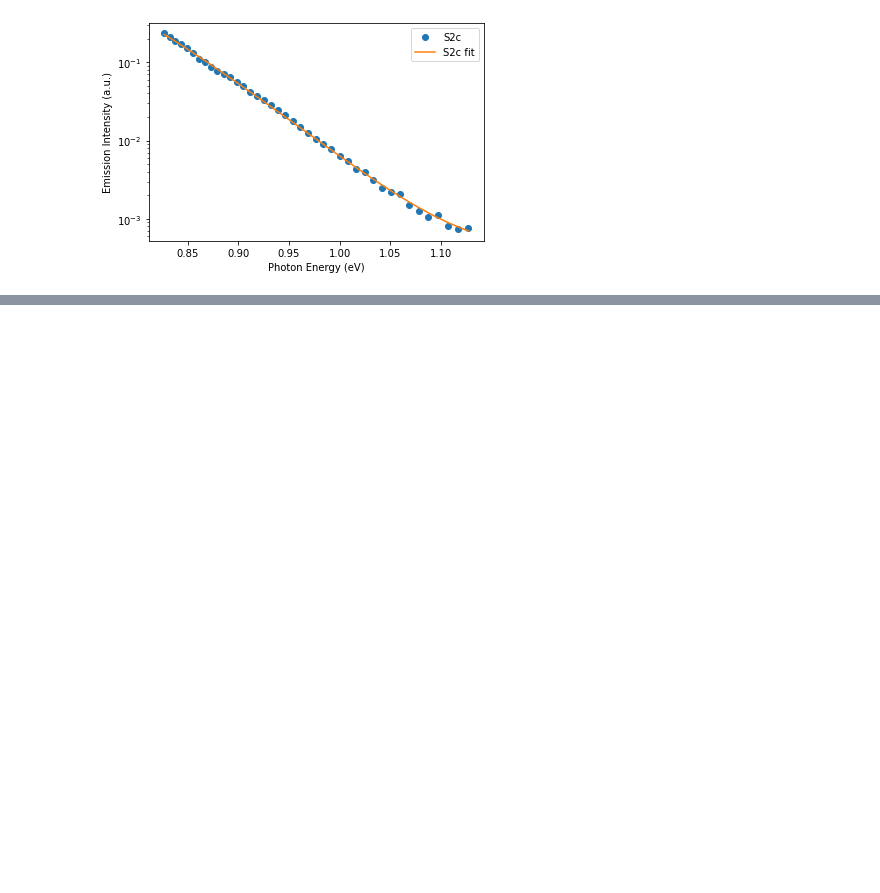
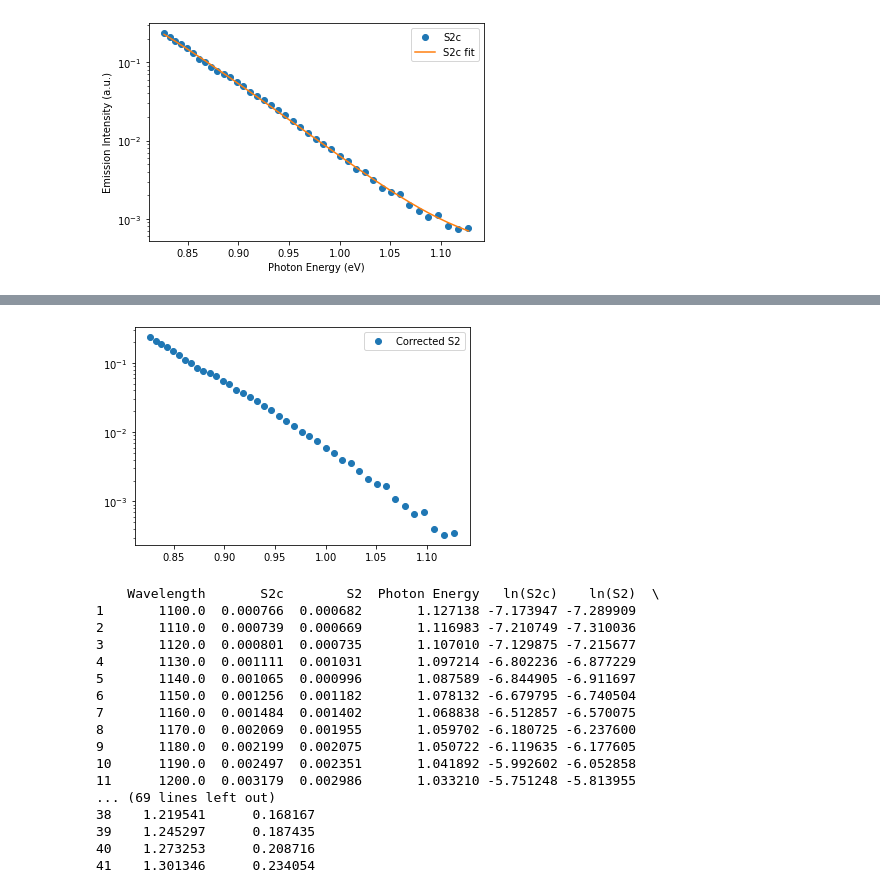
Before and after one commit to teoyi/PROJECT-Automate-Research-Process, a Jupyter notebook: test.ipynb, the cells around one changed output, grey strips where cells are left out. Cells and saved outputs as stored; diff of their text form; code cells hidden in the pictures; blank space fills up the shorter version.

Commit message:
Attempted third correction, value seems to be of wrong magnitude

```diff
--- a/test.ipynb
+++ b/test.ipynb
@@ -125,0 +147,28 @@ plt.show()
+# %%
+# Applying the third correction for multiplier
+new_df['Multiplier'] = new_df['S2c']/new_df['S2']
+new_df['Corrected S2'] = (new_df['S2']-popt[0])*new_df['Multiplier']
+plt.plot(new_df['Photon Energy'], new_df['Corrected S2'],'o', label='Corrected S2')
+plt.yscale('log')
+plt.legend()
+plt.show()
+print(new_df)
+# %% [output]
+[figure, added]
+    Wavelength       S2c        S2  Photon Energy   ln(S2c)    ln(S2)  \
+1       1100.0  0.000766  0.000682       1.127138 -7.173947 -7.289909
+2       1110.0  0.000739  0.000669       1.116983 -7.210749 -7.310036
+3       1120.0  0.000801  0.000735       1.107010 -7.129875 -7.215677
+4       1130.0  0.001111  0.001031       1.097214 -6.802236 -6.877229
+5       1140.0  0.001065  0.000996       1.087589 -6.844905 -6.911697
+6       1150.0  0.001256  0.001182       1.078132 -6.679795 -6.740504
+7       1160.0  0.001484  0.001402       1.068838 -6.512857 -6.570075
+8       1170.0  0.002069  0.001955       1.059702 -6.180725 -6.237600
+9       1180.0  0.002199  0.002075       1.050722 -6.119635 -6.177605
+10      1190.0  0.002497  0.002351       1.041892 -5.992602 -6.052858
+11      1200.0  0.003179  0.002986       1.033210 -5.751248 -5.813955
+... (69 lines left out)
+38    1.219541      0.168167
+39    1.245297      0.187435
+40    1.273253      0.208716
+41    1.301346      0.234054
```
Also changed, not shown: parts of 3 cells of this notebook, 1 other file.
